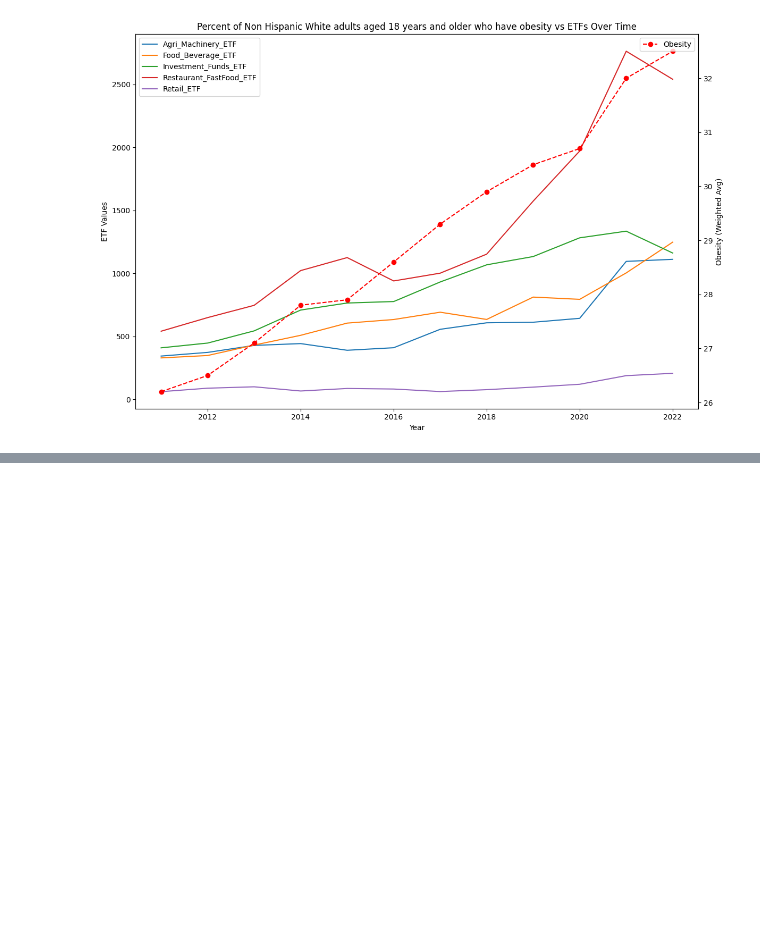
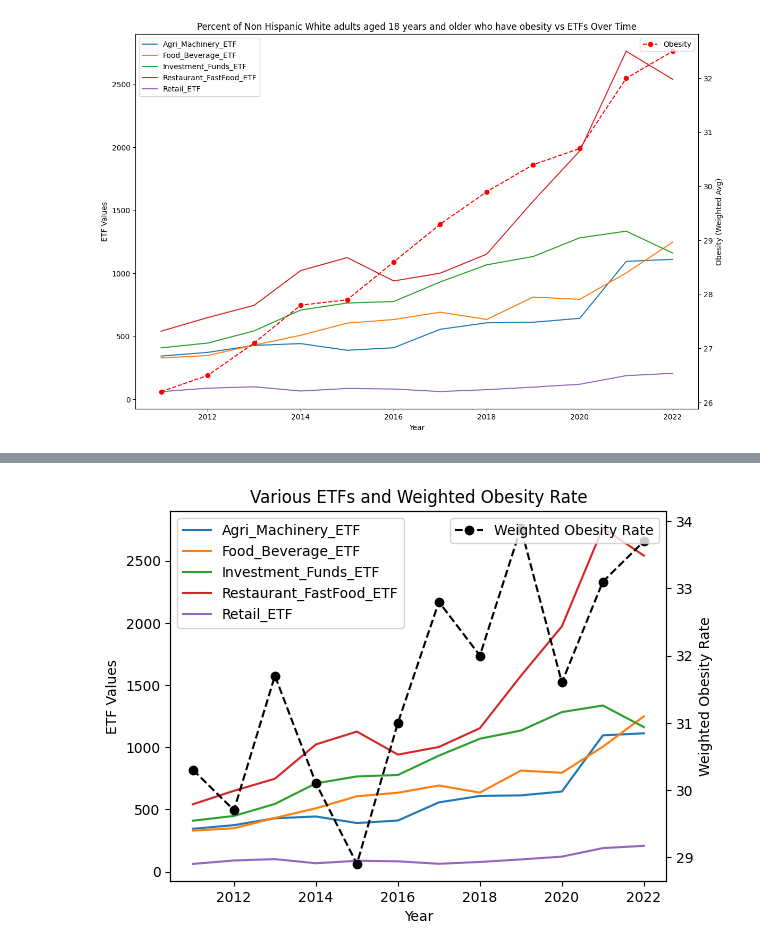
Before and after one commit to TonyZhang2004/Citadel-Summer-Datathon, a Jupyter notebook: EDA/synth_etf_corr.ipynb, the cells around one changed output, grey strips where cells are left out. Saved outputs shown, nothing was run; the diff lists cells and outputs as text; code cells hidden in the pictures; blank space fills up the shorter version.

```diff
--- a/EDA/synth_etf_corr.ipynb
+++ b/EDA/synth_etf_corr.ipynb
@@ -515,0 +466,5 @@ correlation_df
+# %%
+merged_two_or_more_df.rename(columns={'Weighted_Data_Value': 'Weighted_Obesity_Rate'}, inplace=True)
+merged_two_or_more_df.set_index('Year', inplace=True)
+
+merged_two_or_more_df.head()
@@ -515,0 +479,19 @@ correlation_df
+# %%
+fig, ax1 = plt.subplots()
+
+# Plot the ETF data
+merged_two_or_more_df[['Agri_Machinery_ETF', 'Food_Beverage_ETF', 'Investment_Funds_ETF', 'Restaurant_FastFood_ETF', 'Retail_ETF']].plot(ax=ax1)
+ax1.set_xlabel('Year')
+ax1.set_ylabel('ETF Values')
+ax1.legend(loc='upper left')
+
+# Create a secondary y-axis for the Weighted Obesity Rate
+ax2 = ax1.twinx()
+merged_two_or_more_df['Weighted_Obesity_Rate'].plot(ax=ax2, color='black', linestyle='--', marker='o')
+ax2.set_ylabel('Weighted Obesity Rate')
+ax2.legend(['Weighted Obesity Rate'], loc='upper right')
+
+plt.title('Various ETFs and Weighted Obesity Rate')
+plt.show()
+# %% [output]
+[figure, added]
```
Also changed, not shown: parts of 9 cells of this notebook, 5 other files.
